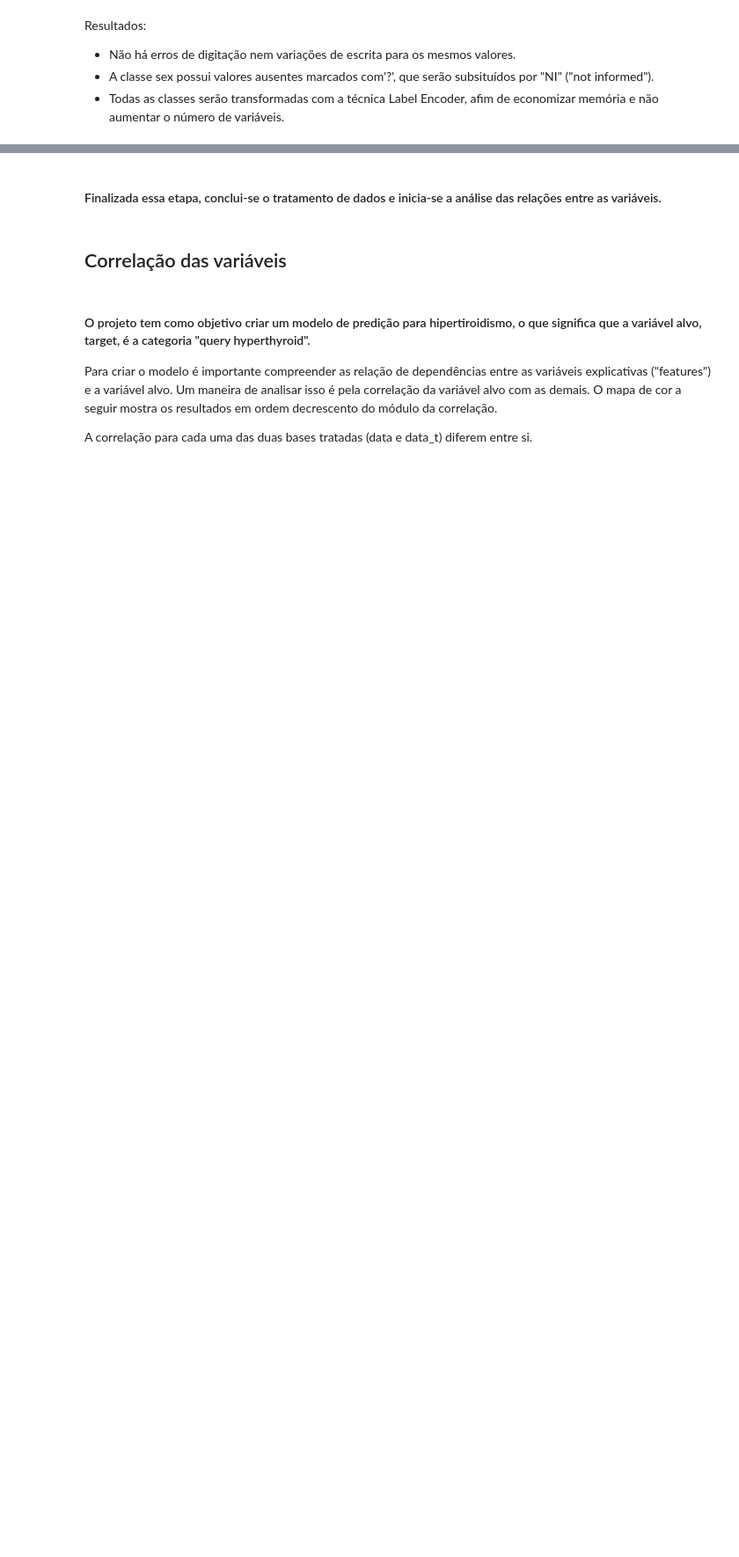
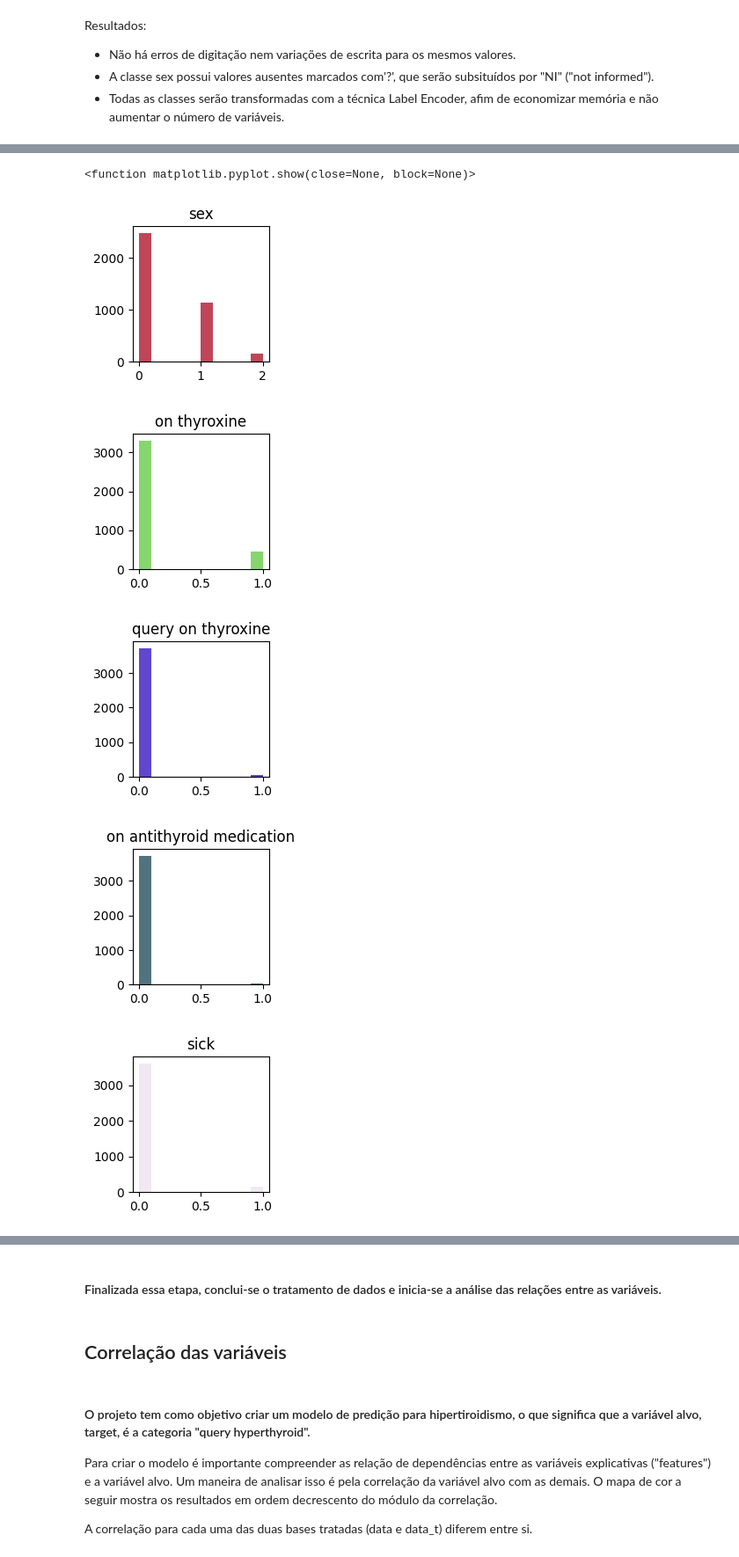
Before and after one commit to marinappdf/projetos-EBAC, a Jupyter notebook: Projeto Final/pred-hipertiroidismo.ipynb, the cells around one changed output, grey strips where cells are left out. Shown at 88% size. Saved outputs shown, nothing was run; the diff lists cells and outputs as text; code cells hidden in the pictures; blank space fills up the shorter version.

```diff
--- a/Projeto Final/pred-hipertiroidismo.ipynb
+++ b/Projeto Final/pred-hipertiroidismo.ipynb
@@ -301,20 +504,0 @@ for i in column_letters:
-# %%
-for i in column_letters:
-        data_t[i] = data_t[i].replace('t', 1)
-        data_t[i] = data_t[i].replace('f', 0)
-
-        data_t[i] = data_t[i].replace('M', 1)
-        data_t[i] = data_t[i].replace('F', 0)
-        data_t[i] = data_t[i].replace('?', 2)
-
-        data_t[i] = data_t[i].replace('P', 1)
-        data_t[i] = data_t[i].replace('N', 0)
-
-        data_t[i] = data_t[i].replace('other', 0)
-        data_t[i] = data_t[i].replace('STMW', 1)
-        data_t[i] = data_t[i].replace('SVHC', 2)
-        data_t[i] = data_t[i].replace('SVHD', 3)
-        data_t[i] = data_t[i].replace('SVI', 4)
-
-        data_t[i] = pd.to_numeric(data_t[i], errors='coerce')
-        #print(f'{i}: {data_t[i].unique()}')
@@ -320,0 +507,17 @@ for i in column_letters:
+# %%
+
+
+for row, i in enumerate(column_letters, start=1):
+    colors = "#{:06x}".format(random.randint(0, 0xFFFFFF))
+    plt.figure( figsize=(2,2))
+    plt.hist(data[i], color=colors)
+    plt.title(i)
+
+plt.show
+# %% [output]
+<function matplotlib.pyplot.show(close=None, block=None)>
+[figure, added]
+[figure, added]
+[figure, added]
+[figure, added]
+[figure, added]
```
Also changed, not shown: parts of 31 cells of this notebook.
